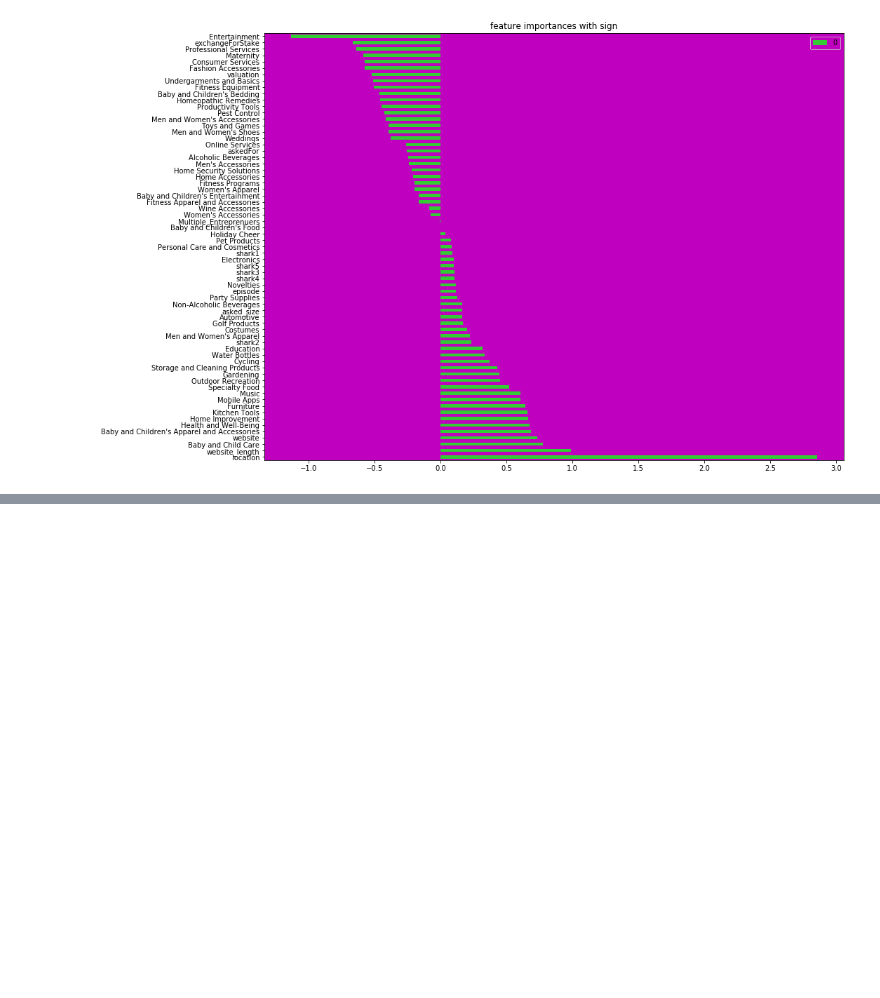
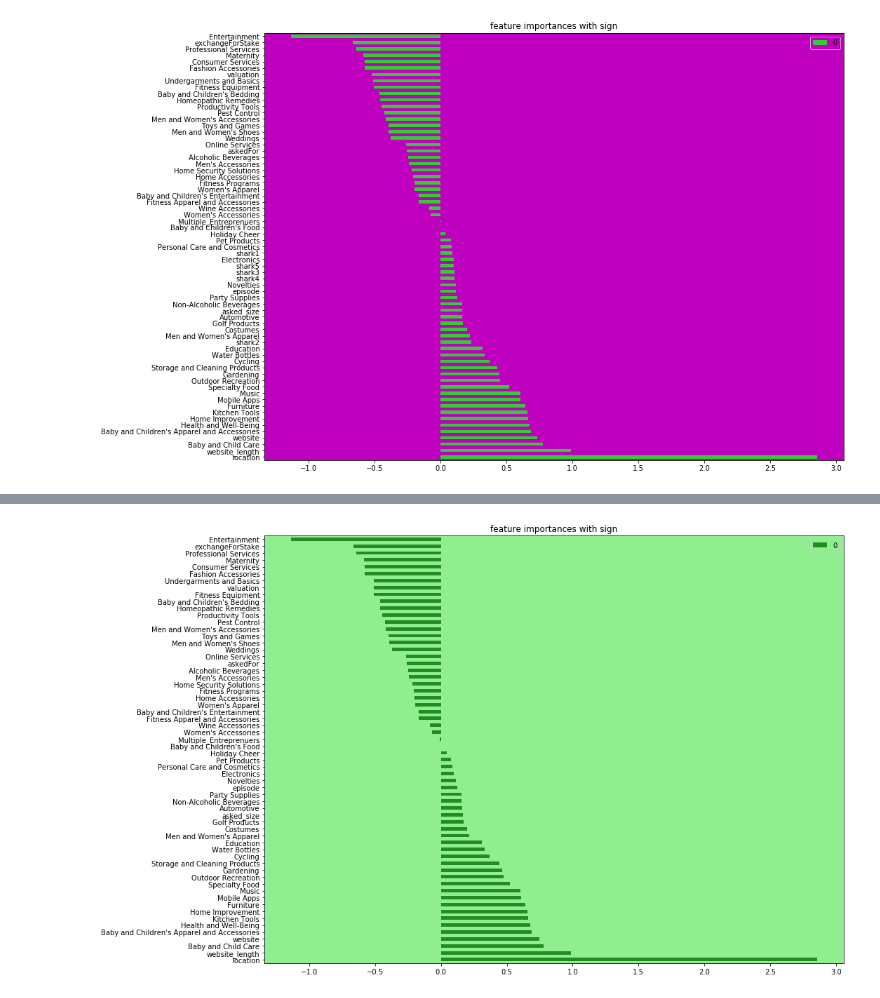
Before and after one commit to ArielJosephCohen/shark_tank, a Jupyter notebook: first_model.ipynb, the cells around one changed output, grey strips where cells are left out. Drawn from its saved outputs; the diff is of its cells as text; code cells hidden in the pictures; blank space fills up the shorter version.

```diff
--- a/first_model.ipynb
+++ b/first_model.ipynb
@@ -921,0 +925,2 @@ df.drop(['shark1','shark2','shark3','shark4','shark5'],axis=1,inplace=True)
+# %%
+X_train, X_test, y_train, y_test = train_test_split(X,y,random_state=14,test_size=0.25)
@@ -921,0 +939,14 @@ df.drop(['shark1','shark2','shark3','shark4','shark5'],axis=1,inplace=True)
+# %%
+fi=pd.DataFrame(logreg.coef_)
+# %%
+fi.columns=X_train.columns
+# %%
+fi_1=fi.T.sort_values(by=0,ascending=False)
+# %%
+with sns.axes_style({'axes.facecolor':'lightgreen'}):
+    fi_1.plot(kind='barh',figsize=(15,9),color='forestgreen')
+    plt.tight_layout()
+    plt.title('feature importances with sign')
+    plt.show()
+# %% [output]
+[figure, added]
```
Also changed, not shown: parts of 2 cells of this notebook.
